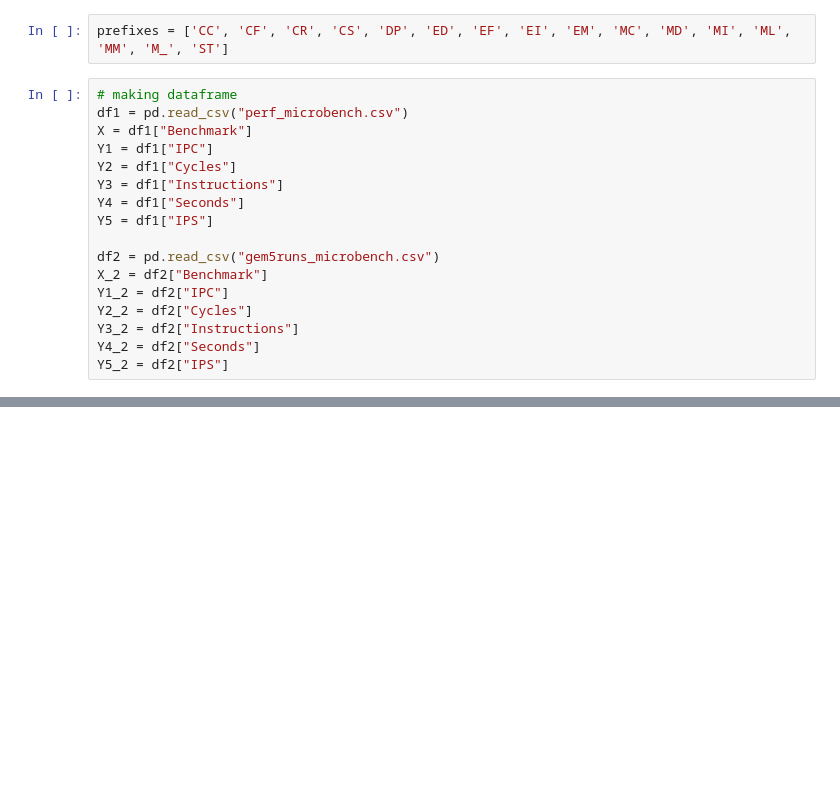
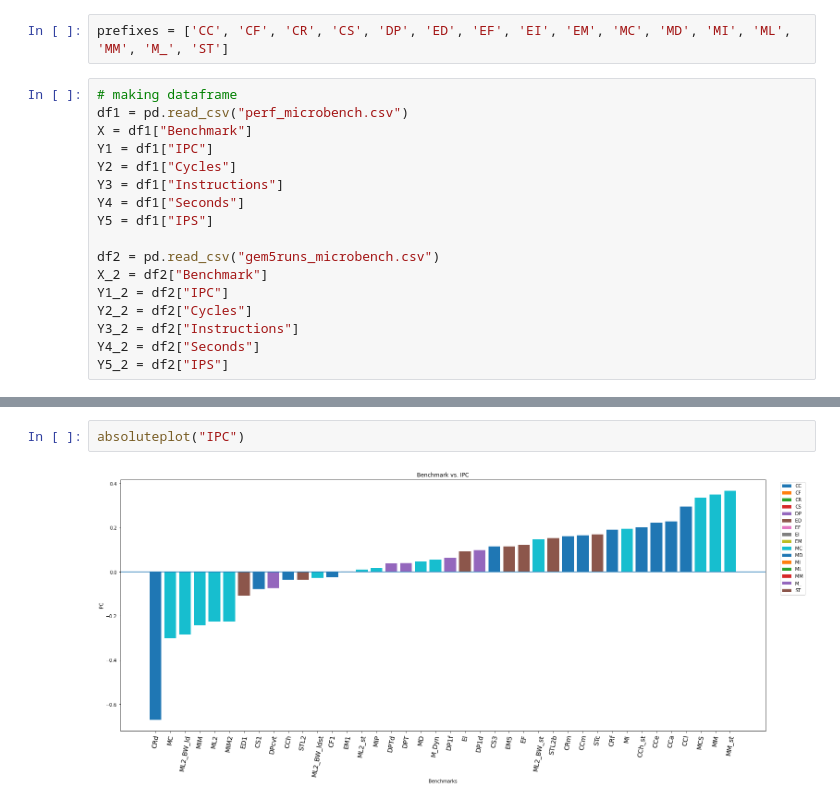
Before and after one commit to darchr/riscv-validation, a Jupyter notebook: plots/Stats_Diff.ipynb, the cells around one changed output, grey strips where cells are left out. Drawn from its saved outputs; the diff is of its cells as text; blank space fills up the shorter version.

```diff
--- a/plots/Stats_Diff.ipynb
+++ b/plots/Stats_Diff.ipynb
@@ -133,0 +150,4 @@ def percentageplot(stat):
+# %%
+absoluteplot("IPC")
+# %% [output]
+[figure, added]
```
Also changed, not shown: parts of 11 cells of this notebook.
